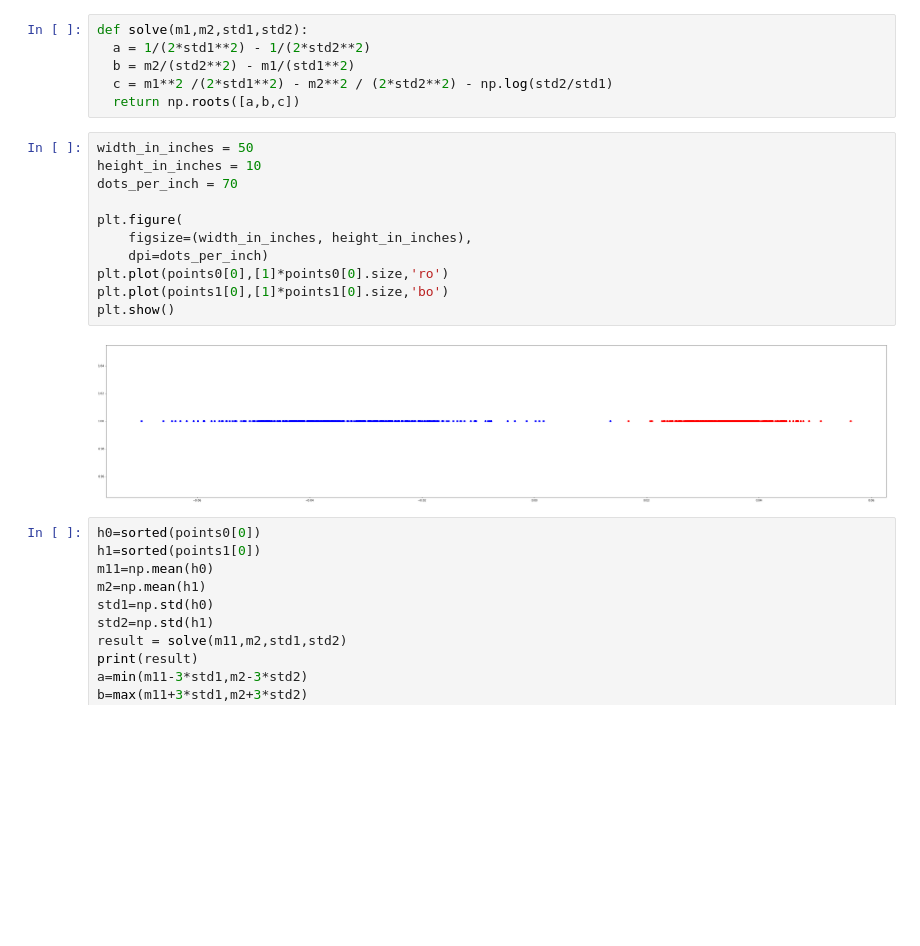
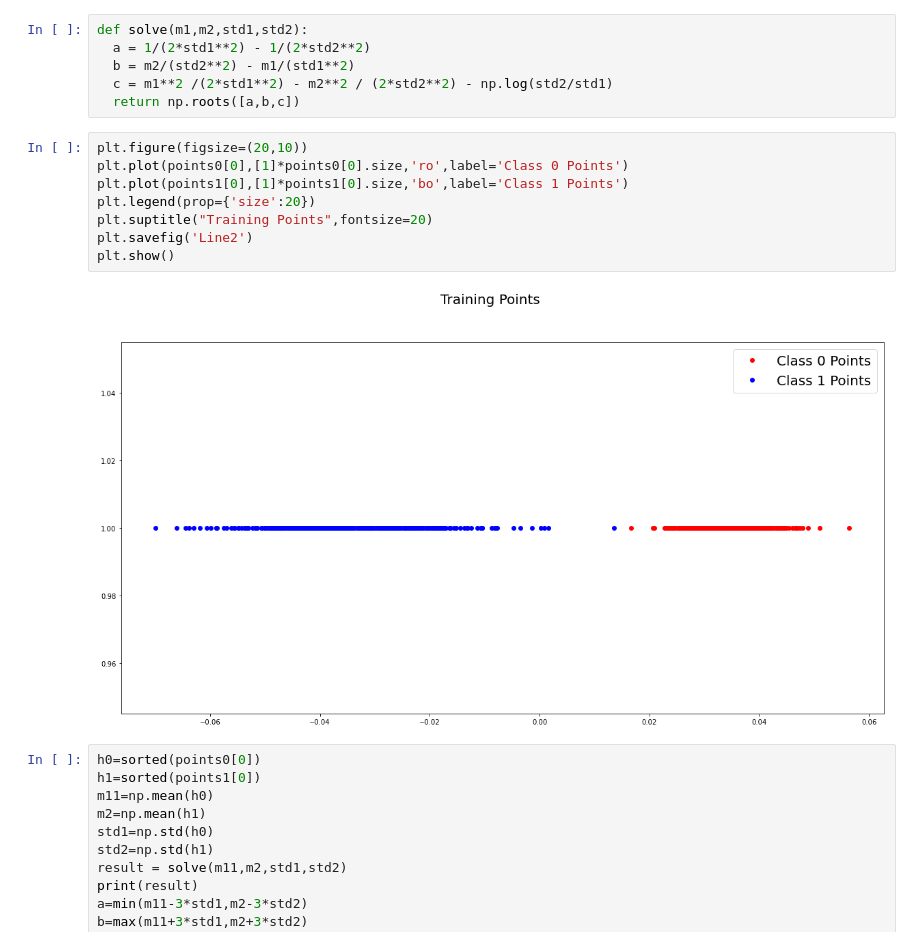
Before and after one commit to Moozzaart23/py-Classifier, a Jupyter notebook: Assignment-1/LDA2.ipynb, the cells around one changed output. Saved outputs shown, nothing was run; the diff lists cells and outputs as text; blank space fills up the shorter version.

```diff
--- a/Assignment-1/LDA2.ipynb
+++ b/Assignment-1/LDA2.ipynb
@@ -107,18 +107,15 @@ def solve(m1,m2,std1,std2):
   c = m1**2 /(2*std1**2) - m2**2 / (2*std2**2) - np.log(std2/std1)
   return np.roots([a,b,c])
 # %%
-width_in_inches = 50
-height_in_inches = 10
-dots_per_inch = 70
-
-plt.figure(
-    figsize=(width_in_inches, height_in_inches),
-    dpi=dots_per_inch)
-plt.plot(points0[0],[1]*points0[0].size,'ro')
-plt.plot(points1[0],[1]*points1[0].size,'bo')
+plt.figure(figsize=(20,10))
+plt.plot(points0[0],[1]*points0[0].size,'ro',label='Class 0 Points')
+plt.plot(points1[0],[1]*points1[0].size,'bo',label='Class 1 Points')
+plt.legend(prop={'size':20})
+plt.suptitle("Training Points",fontsize=20)
+plt.savefig('Line2')
 plt.show()
 # %% [output]
-[figure, old version]
+[figure, new version]
 # %%
 h0=sorted(points0[0])
 h1=sorted(points1[0])
```
Also changed, not shown: 5 other files.
